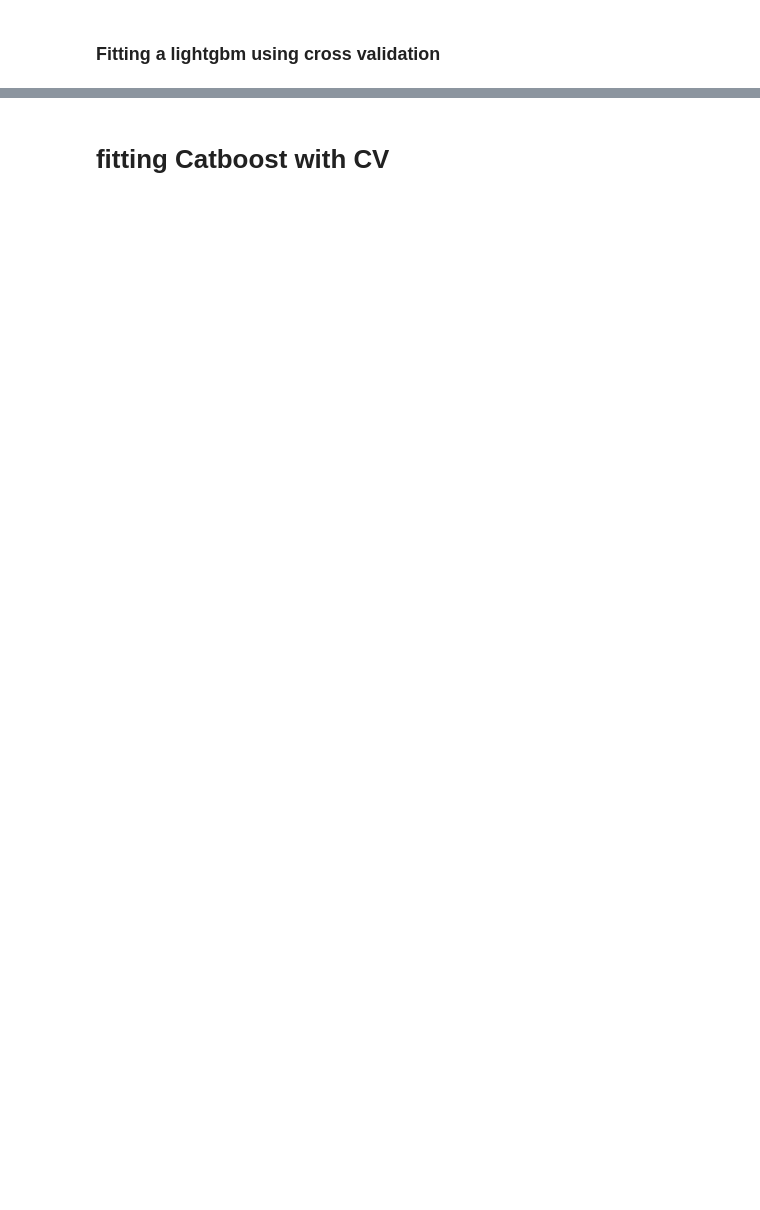
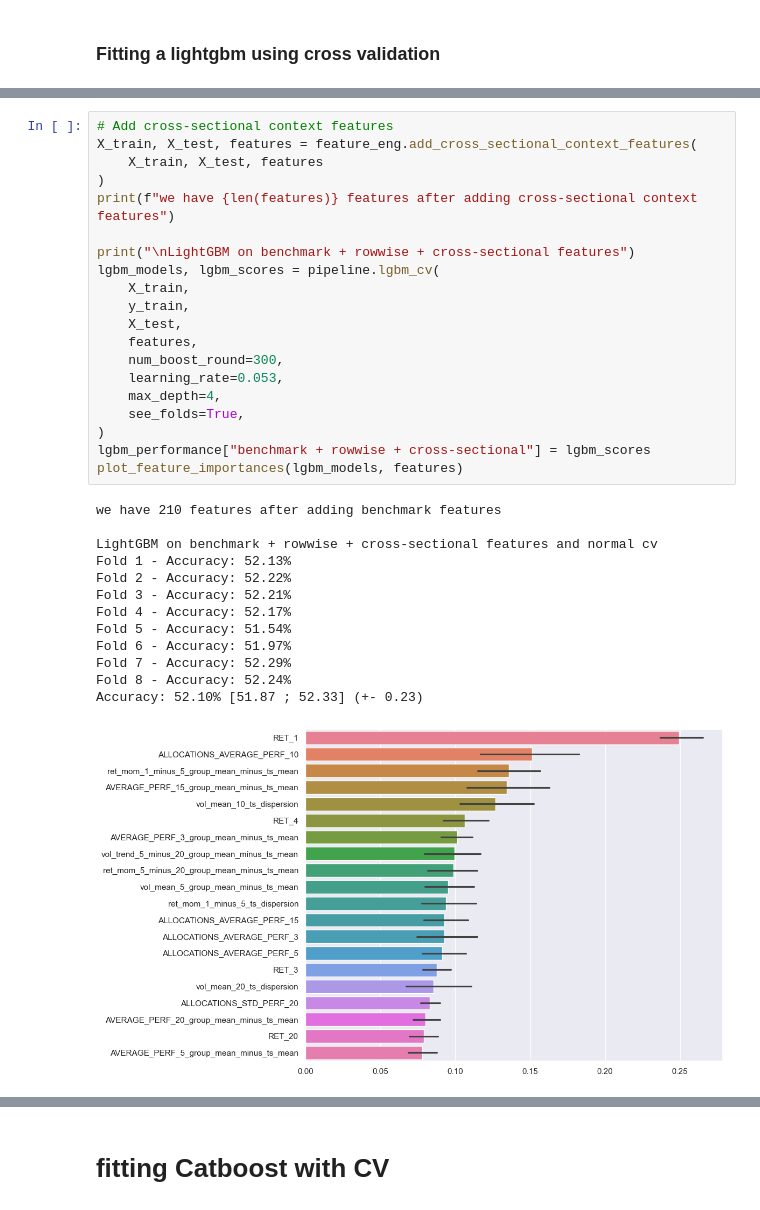
Before and after one commit to Martinoor/QRT-ENS-Data-Challenge, a Jupyter notebook: v2.ipynb, the cells around one changed output, grey strips where cells are left out. Saved outputs shown, nothing was run; the diff lists cells and outputs as text; blank space fills up the shorter version.

```diff
--- a/v2.ipynb
+++ b/v2.ipynb
@@ -111,0 +123,34 @@ pipeline.train_lgbm(X_train, y_train, X_test, features, saving_csv=False)
+# %%
+# Add cross-sectional context features
+X_train, X_test, features = feature_eng.add_cross_sectional_context_features(
+    X_train, X_test, features
+)
+print(f"we have {len(features)} features after adding cross-sectional context features")
+
+print("\nLightGBM on benchmark + rowwise + cross-sectional features")
+lgbm_models, lgbm_scores = pipeline.lgbm_cv(
+    X_train,
+    y_train,
+    X_test,
+    features,
+    num_boost_round=300,
+    learning_rate=0.053,
+    max_depth=4,
+    see_folds=True,
+)
+lgbm_performance["benchmark + rowwise + cross-sectional"] = lgbm_scores
+plot_feature_importances(lgbm_models, features)
+# %% [output]
+we have 210 features after adding benchmark features
+
+LightGBM on benchmark + rowwise + cross-sectional features and normal cv
+Fold 1 - Accuracy: 52.13%
+Fold 2 - Accuracy: 52.22%
+Fold 3 - Accuracy: 52.21%
+Fold 4 - Accuracy: 52.17%
+Fold 5 - Accuracy: 51.54%
+Fold 6 - Accuracy: 51.97%
+Fold 7 - Accuracy: 52.29%
+Fold 8 - Accuracy: 52.24%
+Accuracy: 52.10% [51.87 ; 52.33] (+- 0.23)
+[figure, added]
```
Also changed, not shown: parts of 26 cells of this notebook, 2 other files.
